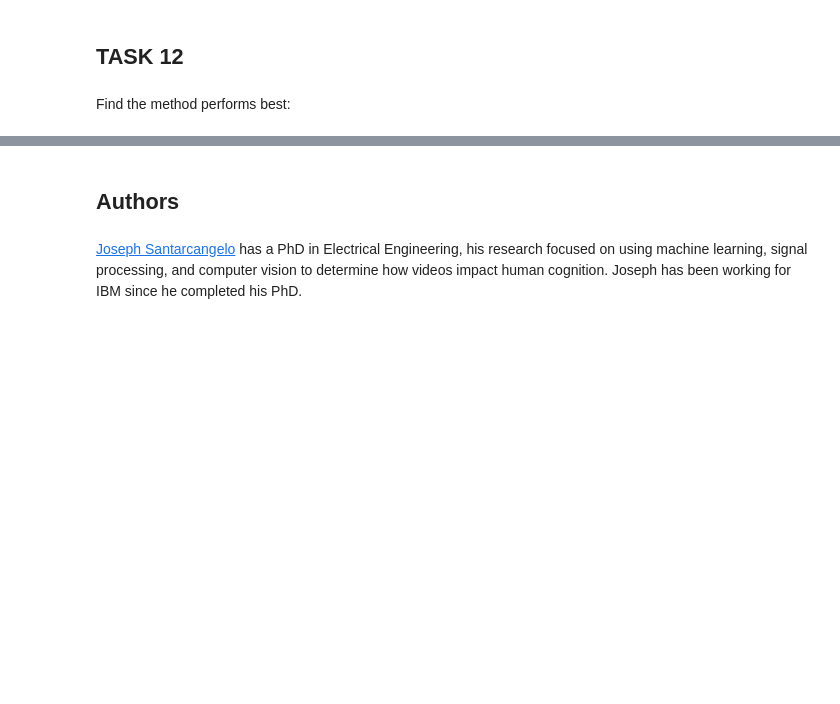
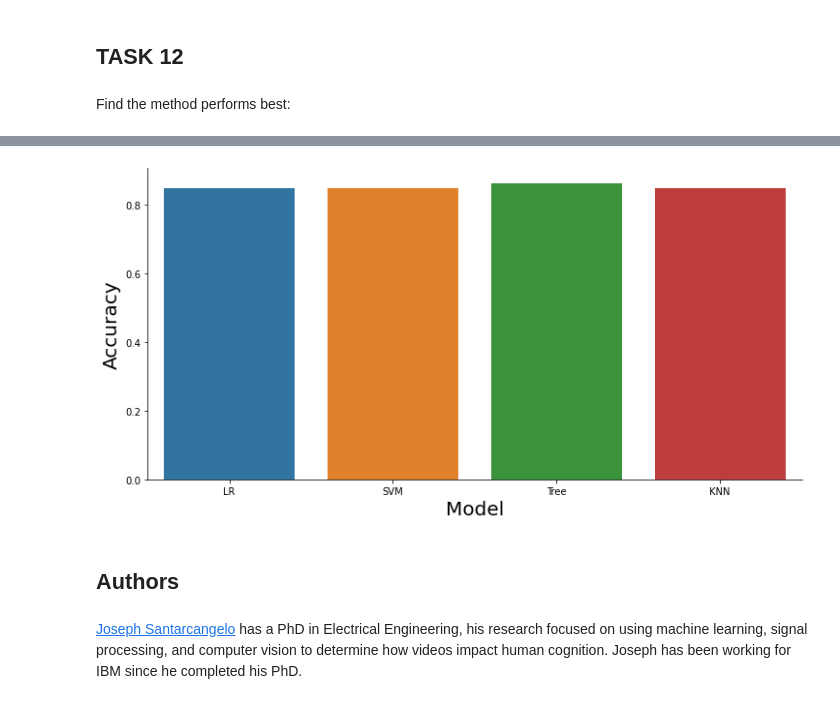
Before and after one commit to alfbararr/testrepo, a Jupyter notebook: Machine Learning Prediction.ipynb, the cells around one changed output, grey strips where cells are left out. Cells and saved outputs as stored; diff of their text form; code cells hidden in the pictures; blank space fills up the shorter version.

```diff
--- a/Machine Learning Prediction.ipynb
+++ b/Machine Learning Prediction.ipynb
@@ -351,0 +359,5 @@ BM_df
+# %%
+all_rows2 = [[logreg_cv.best_score_], [svm_cv.best_score_],[tree_cv.best_score_],[knn_cv.best_score_]]
+BM_df2 = pd.DataFrame(all_rows2,columns=['accuracy_with_test_data'],index=['LR','SVM','Tree','KNN'])
+BM_df2.index.name='Algorithm'
+BM_df2
@@ -352,3 +371,10 @@ BM_df
+# %%
+sns.catplot(x=['LR','SVM','Tree','KNN'], y='accuracy_with_test_data', kind="bar", data=BM_df2, aspect = 2)
+plt.xlabel("Model",fontsize=20)
+plt.ylabel("Accuracy",fontsize=20)
+plt.show()
+# %% [output]
+[figure, added]
 # %% [markdown]
 ## Authors
 # %% [markdown]
```
Also changed, not shown: parts of 7 cells of this notebook.
